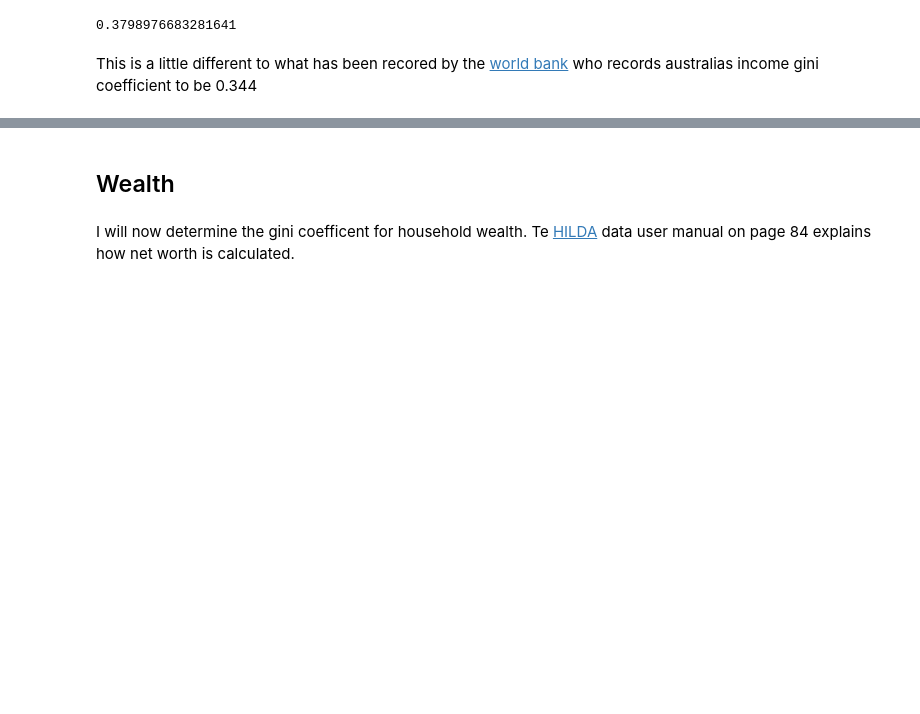
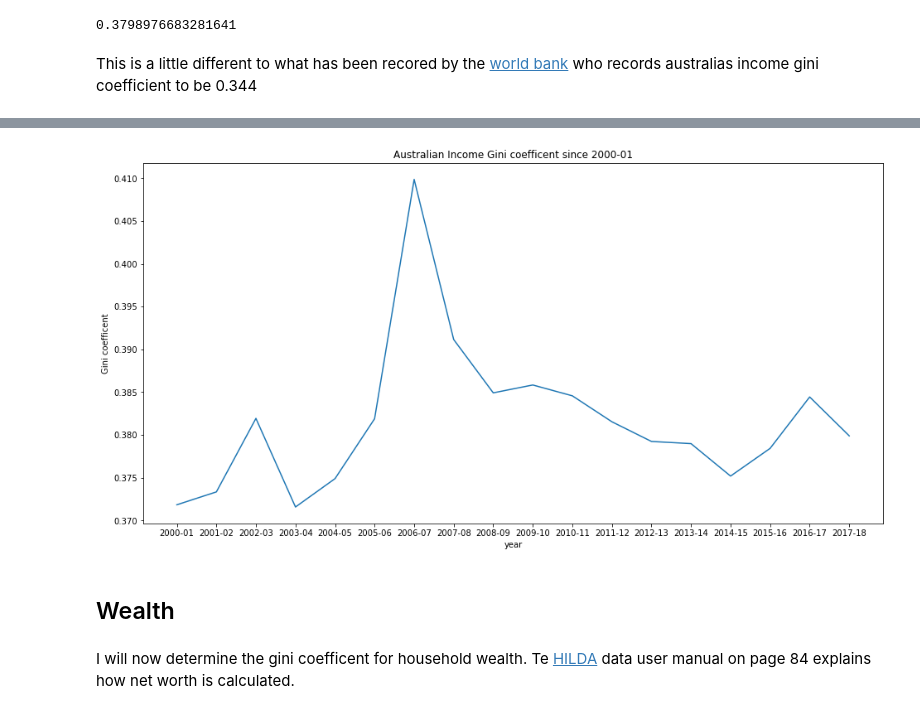
Before and after one commit to Harveyt47/Test, a Jupyter notebook: lorenz_gini_coefficent_aus_Italian_us_data.ipynb, the cells around one changed output, grey strips where cells are left out. Drawn from its saved outputs; the diff is of its cells as text; code cells hidden in the pictures; blank space fills up the shorter version.

```diff
--- a/lorenz_gini_coefficent_aus_Italian_us_data.ipynb
+++ b/lorenz_gini_coefficent_aus_Italian_us_data.ipynb
@@ -62,3 +89,14 @@ This is a little different to what has been recored by the [world bank](https://
+# %%
+plt.figure(figsize=(16, 8))
+
+plt.plot(year, gini, label = 'Gini coefficent over the years')
+plt.title('Australian Income Gini coefficent since 2000-01')
+plt.ylabel('Gini coefficent')
+plt.xlabel('year')
+plt.legend
+plt.show()
+# %% [output]
+[figure, added]
 # %% [markdown]
 ## Wealth
 # %% [markdown]
```
Also changed, not shown: parts of 16 cells of this notebook, 1 other file.
